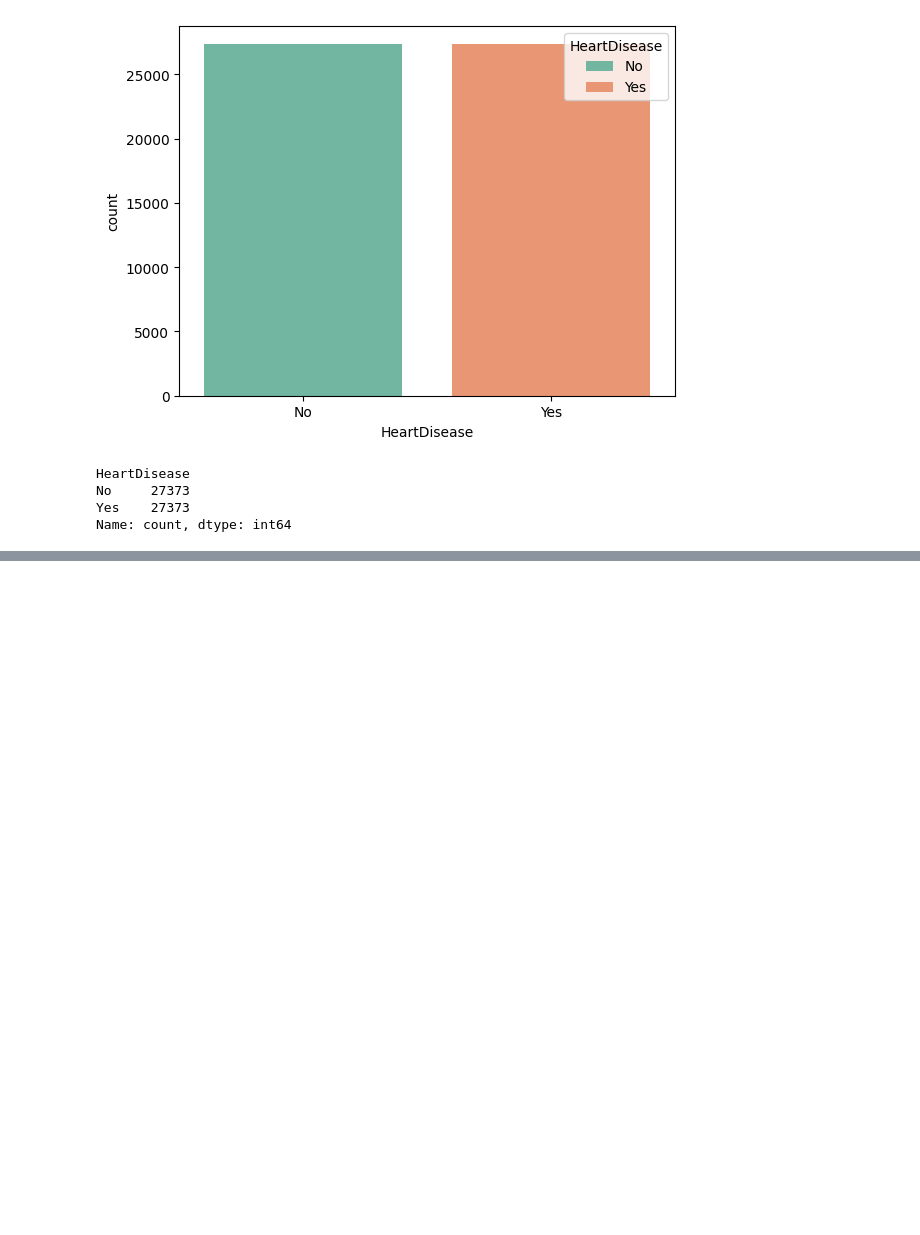
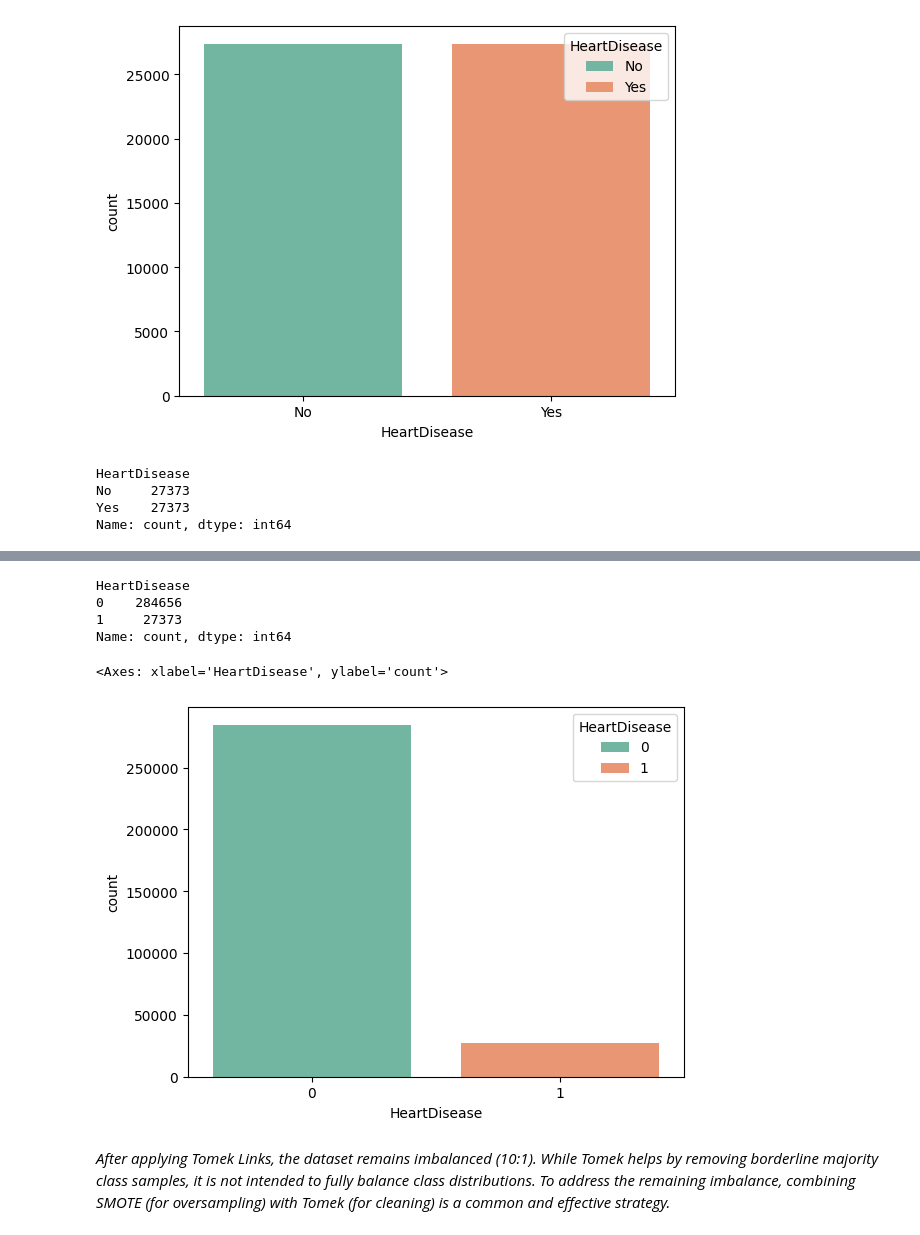
Before and after one commit to Sanjana-max/Analysis, a Jupyter notebook: Sampling Distributions/Under - Over Sampling/underSamplingAlgorithm.ipynb, the cells around one changed output, grey strips where cells are left out. Saved outputs shown, nothing was run; the diff lists cells and outputs as text; code cells hidden in the pictures; blank space fills up the shorter version.

```diff
--- a/Sampling Distributions/Under - Over Sampling/underSamplingAlgorithm.ipynb
+++ b/Sampling Distributions/Under - Over Sampling/underSamplingAlgorithm.ipynb
@@ -50,0 +114,18 @@ Name: count, dtype: int64
+# %%
+from imblearn.under_sampling import TomekLinks
+
+X_tomek,y_tomek = TomekLinks().fit_resample(X,y)
+# %%
+y_tomek.value_counts()
+# %% [output]
+HeartDisease
+0    284656
+1     27373
+Name: count, dtype: int64
+# %%
+sns.countplot(x=y_tomek,hue=y_tomek,palette='Set2')
+# %% [output]
+<Axes: xlabel='HeartDisease', ylabel='count'>
+[figure, added]
+# %% [markdown]
+*After applying Tomek Links, the dataset remains imbalanced (10:1). While Tomek helps by removing borderline majority class samples, it is not intended to fully balance class distributions. To address the remaining imbalance, combining SMOTE (for oversampling) with Tomek (for cleaning) is a common and effective strategy.*
```
Also changed, not shown: parts of 10 cells of this notebook, 1 other file.
